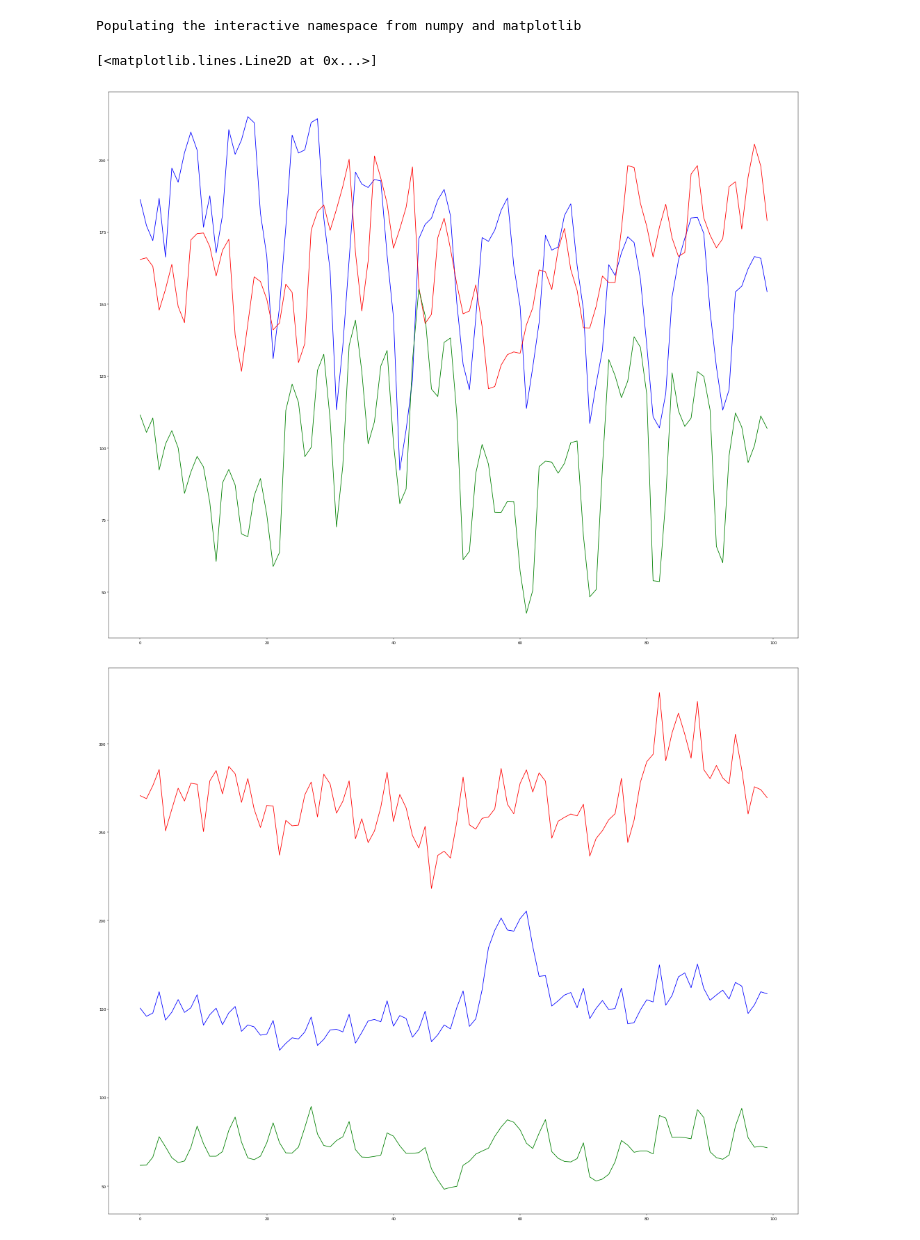
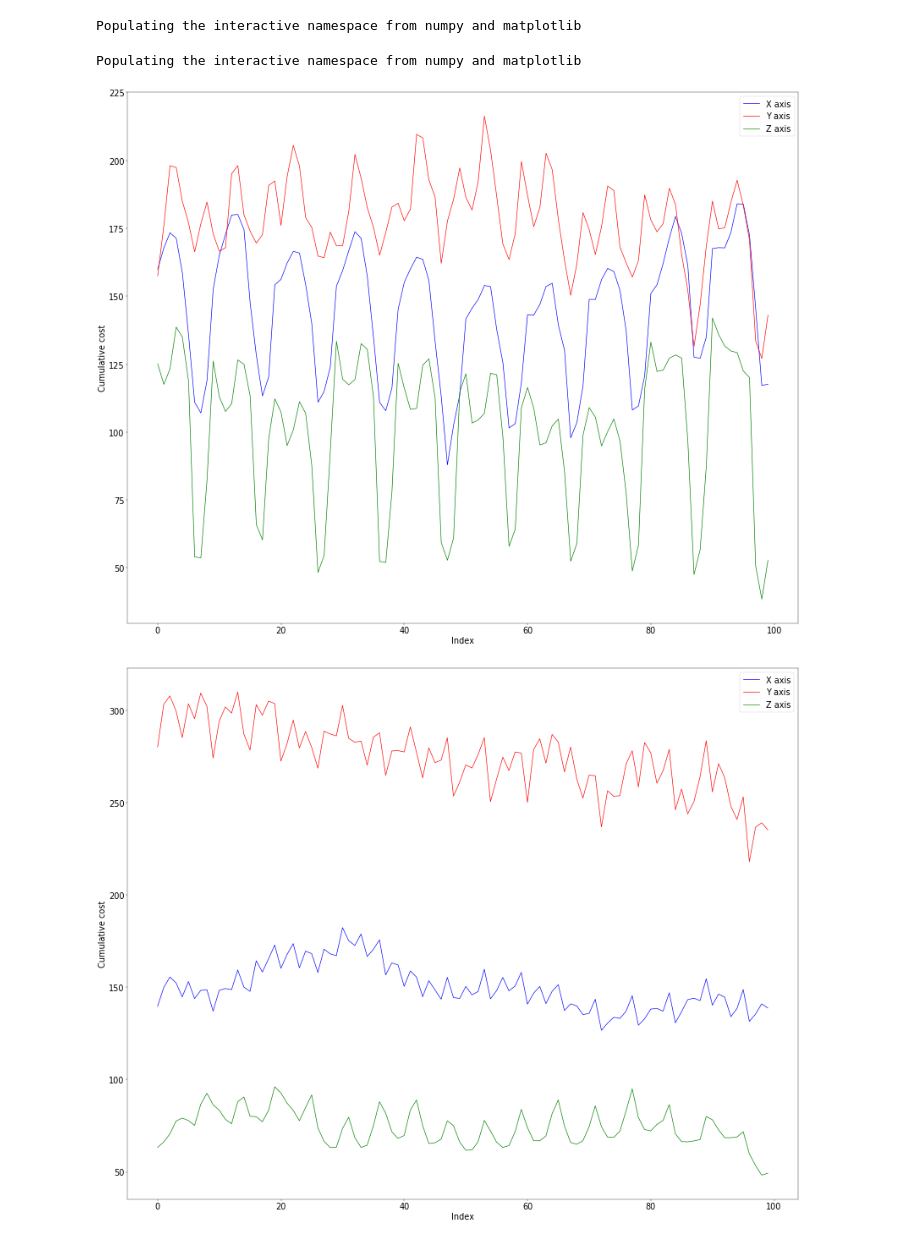
Before and after one commit to n3hrox/Biometric-analysis, a Jupyter notebook: gyro_data.ipynb, the cells around one changed output. Saved outputs shown, nothing was run; the diff lists cells and outputs as text; code cells hidden in the pictures.

```diff
--- a/gyro_data.ipynb
+++ b/gyro_data.ipynb
@@ -221,26 +229,39 @@ Populating the interactive namespace from numpy and matplotlib
 # %%
 # Plot showing where local minimums are (these are the indexes we are searching for).
 # Roughly every 150 indexes there should occur next minimum.
+%pylab inline
+TMP_START = 125
+TMP_END = 225
 
-TMP_START = 50
-TMP_END = 150
+matplotlib.rc('font', **font)
+matplotlib.rcParams.update({'font.size': 22})
+
+fig3 = plt.figure(figsize=(32, 26), dpi=32, facecolor='w', edgecolor='k')
+xaxis = list(range(len(dtw_x_data[TMP_START:TMP_END])))
+plt.plot(xaxis, dtw_x_data[TMP_START:TMP_END], color="blue", label="X axis")
+plt.plot(xaxis, dtw_y_data[TMP_START:TMP_END], color="red", label="Y axis")
+plt.plot(xaxis, dtw_z_data[TMP_START:TMP_END], color="green", label="Z axis")
+plt.xlabel('Index')
+plt.ylabel('Cumulative cost')
+plt.legend()
+savefig('gyro_dtw_minimas_forward.png', bbox_inches='tight')
 
 
-fig3 = plt.figure(figsize=(32, 26), dpi=40, facecolor='w', edgecolor='k')
-xaxis = list(range(len(dtw_x_data[TMP_START:TMP_END])))
-plt.plot(xaxis, dtw_x_data[TMP_START:TMP_END], color="blue", label="data")
-plt.plot(xaxis, dtw_y_data[TMP_START:TMP_END], color="red", label="data")
-plt.plot(xaxis, dtw_z_data[TMP_START:TMP_END], color="green", label="data")
-
-fig4 = plt.figure(figsize=(32, 26), dpi=40, facecolor='w', edgecolor='k')
+TMP_START = 0
+TMP_END = 100
+fig4 = plt.figure(figsize=(32, 26), dpi=32, facecolor='w', edgecolor='k')
 xaxis = list(range(len(dtw_x_backward_data[TMP_START:TMP_END])))
-plt.plot(xaxis, dtw_x_backward_data[TMP_START:TMP_END], color='blue')
-plt.plot(xaxis, dtw_y_backward_data[TMP_START:TMP_END], color='red')
-plt.plot(xaxis, dtw_z_backward_data[TMP_START:TMP_END], color='green')
+plt.plot(xaxis, dtw_x_backward_data[TMP_START:TMP_END], color="blue", label="X axis")
+plt.plot(xaxis, dtw_y_backward_data[TMP_START:TMP_END], color="red", label="Y axis")
+plt.plot(xaxis, dtw_z_backward_data[TMP_START:TMP_END], color="green", label="Z axis")
+plt.xlabel('Index')
+plt.ylabel('Cumulative cost')
+plt.legend()
+savefig('gyro_dtw_minimas_backward.png', bbox_inches='tight')
 # %% [output]
-[<matplotlib.lines.Line2D at 0x...>]
+Populating the interactive namespace from numpy and matplotlib
-[figure, old version]
+[figure, new version]
-[figure, old version]
+[figure, new version]
 # %%
 minima_indexes = []
 maxima_indexes = []
```
Also changed, not shown: parts of 5 cells of this notebook, 22 other files.
